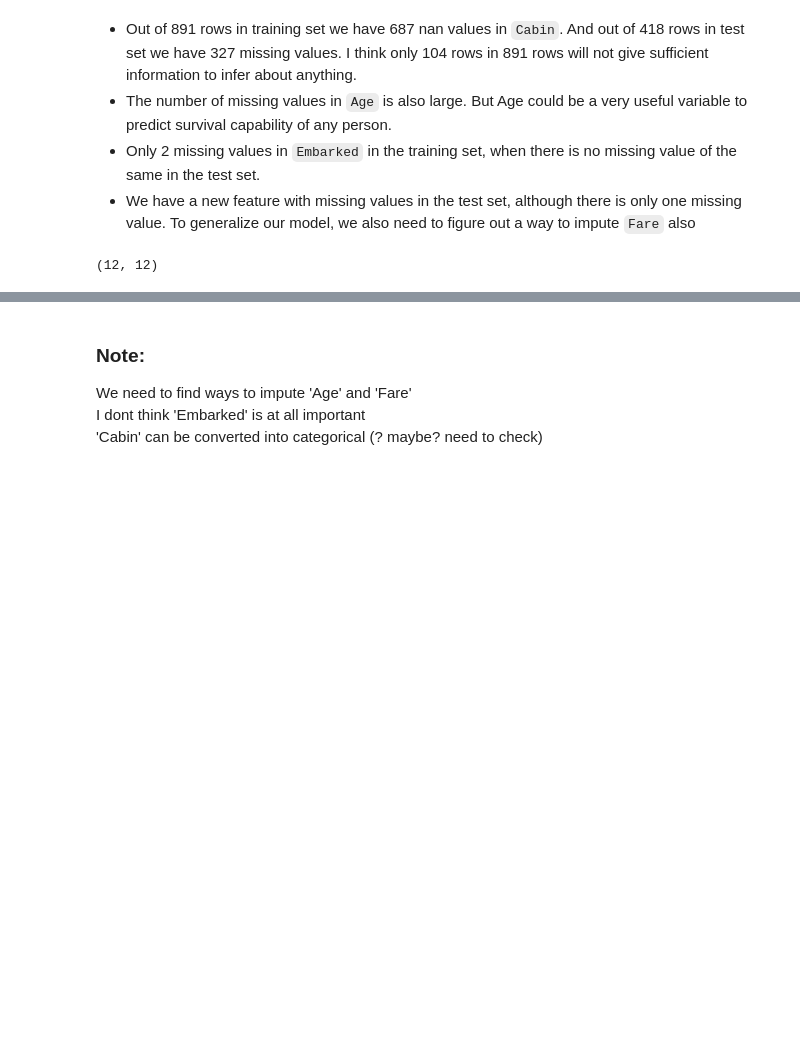
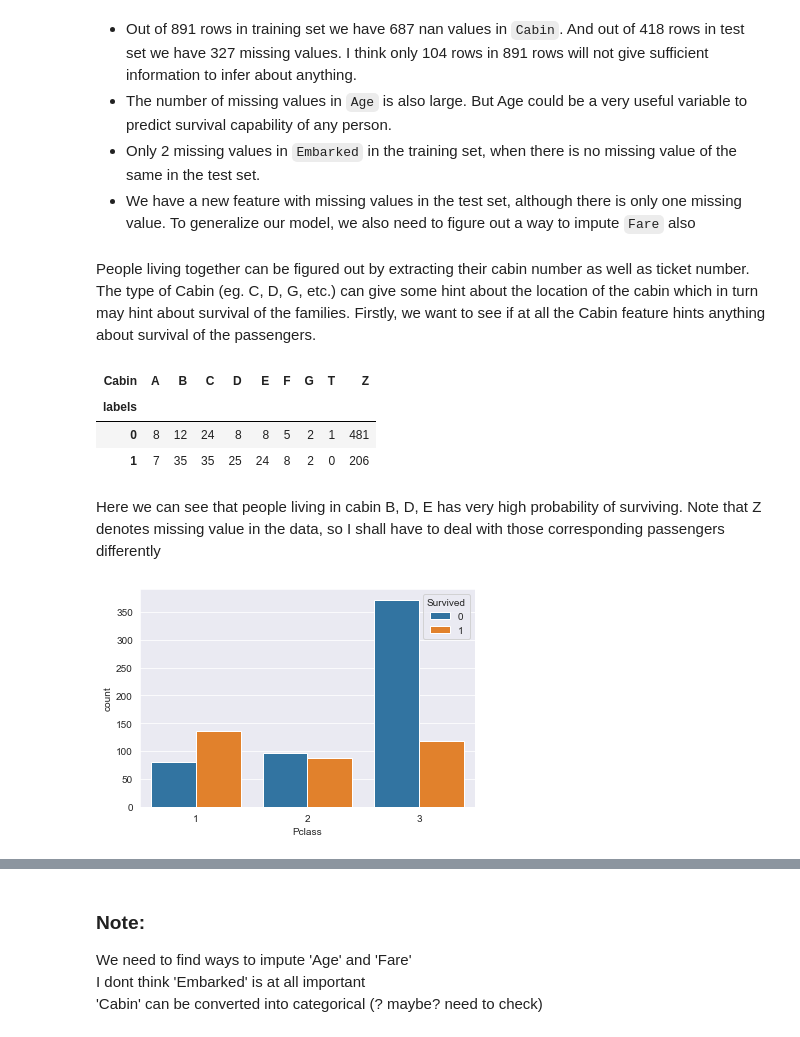
Before and after one commit to pritam-dey3/Titanic-Passenger-Survival-Prediction, a Jupyter notebook: titanic.ipynb, the cells around one changed output, grey strips where cells are left out. Drawn from its saved outputs; the diff is of its cells as text; code cells hidden in the pictures; blank space fills up the shorter version.

```diff
--- a/titanic.ipynb
+++ b/titanic.ipynb
@@ -69,8 +74,3 @@ find_nan_cols(testdata)
 * The number of missing values in `Age` is also large. But Age could be a very useful variable to predict survival capability of any person.
 * Only 2 missing values in `Embarked` in the training set, when there is no missing value of the same in the test set.
 * We have a new feature with missing values in the test set, although there is only one missing value. To generalize our model, we also need to figure out a way to impute `Fare` also
-# %%
-# check the cabin data null values
-data[(data.Pclass == 3) & (~data.Cabin.isnull())].shape
-# %% [output]
-(12, 12)
@@ -76,0 +80,15 @@ data[(data.Pclass == 3) & (~data.Cabin.isnull())].shape
+# %% [markdown]
+People living together can be figured out by extracting their cabin number as well as ticket number. The type of Cabin (eg. C, D, G, etc.) can give some hint about the location of the cabin which in turn may hint about survival of the families. Firstly, we want to see if at all the Cabin feature hints anything about survival of the passengers.
+# %%
+pd.crosstab(labels, data.Cabin, rownames=['labels'], colnames=['Cabin'])
+# %% [output]
+| Cabin | A | B | C | D | E | F | G | T | Z |
+| labels |  |  |  |  |  |  |  |  |  |
+| 0 | 8 | 12 | 24 | 8 | 8 | 5 | 2 | 1 | 481 |
+| 1 | 7 | 35 | 35 | 25 | 24 | 8 | 2 | 0 | 206 |
+# %% [markdown]
+Here we can see that people living in cabin B, D, E has very high probability of surviving. Note that Z denotes missing value in the data, so I shall have to deal with those corresponding passengers differently
+# %%
+_ = sns.countplot(data=data, x='Pclass', hue=labels)
+# %% [output]
+[figure, added]
```
Also changed, not shown: parts of 26 cells of this notebook, 5 other files.
